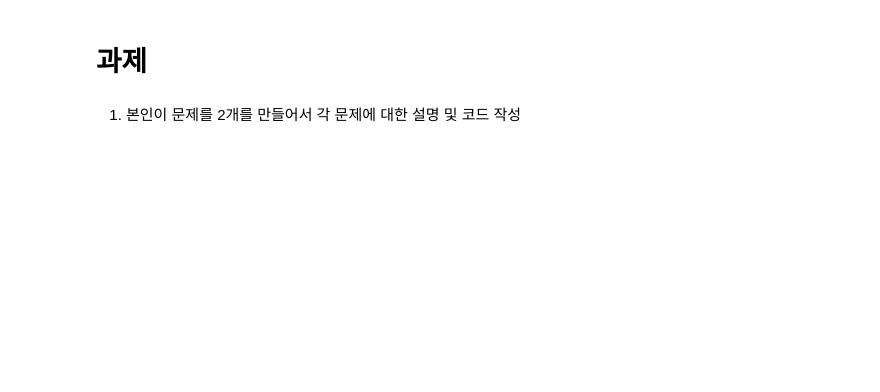
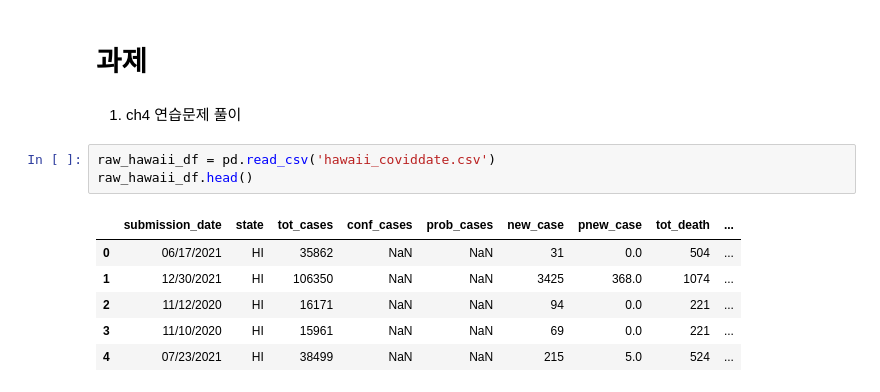
Before and after one commit to sojoyfulyouth/Pandas_DataAnalysis, a Jupyter notebook: COVID_Project2.ipynb, the cells around one changed output. Saved outputs shown, nothing was run; the diff lists cells and outputs as text; blank space fills up the shorter version.

```diff
--- a/COVID_Project2.ipynb
+++ b/COVID_Project2.ipynb
@@ -179,4 +368,14 @@ final_revised_df['2020-01-01':].plot.line(rot=45)
 # %% [markdown]
 # 과제
-# %% [markdown]
-1. 본인이 문제를 2개를 만들어서 각 문제에 대한 설명 및 코드 작성
+# %% [markdown]
+1. ch4 연습문제 풀이
+# %%
+raw_hawaii_df = pd.read_csv('hawaii_coviddate.csv')
+raw_hawaii_df.head()
+# %% [output]
+|  | submission_date | state | tot_cases | conf_cases | prob_cases | new_case | pnew_case | tot_death | ... |
+| 0 | 06/17/2021 | HI | 35862 | NaN | NaN | 31 | 0.0 | 504 | ... |
+| 1 | 12/30/2021 | HI | 106350 | NaN | NaN | 3425 | 368.0 | 1074 | ... |
+| 2 | 11/12/2020 | HI | 16171 | NaN | NaN | 94 | 0.0 | 221 | ... |
+| 3 | 11/10/2020 | HI | 15961 | NaN | NaN | 69 | 0.0 | 221 | ... |
+| 4 | 07/23/2021 | HI | 38499 | NaN | NaN | 215 | 5.0 | 524 | ... |
```
Also changed, not shown: parts of 26 cells of this notebook.
